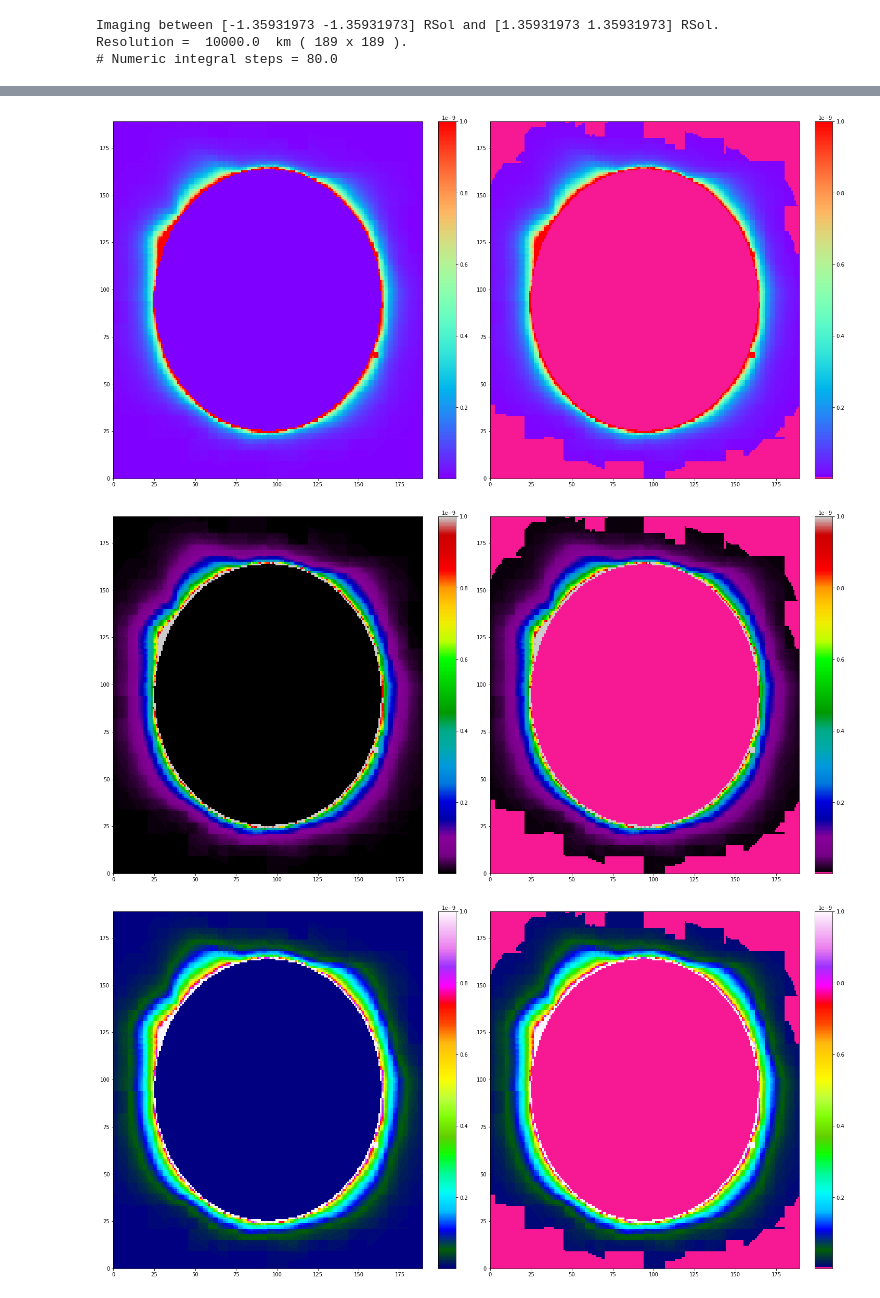
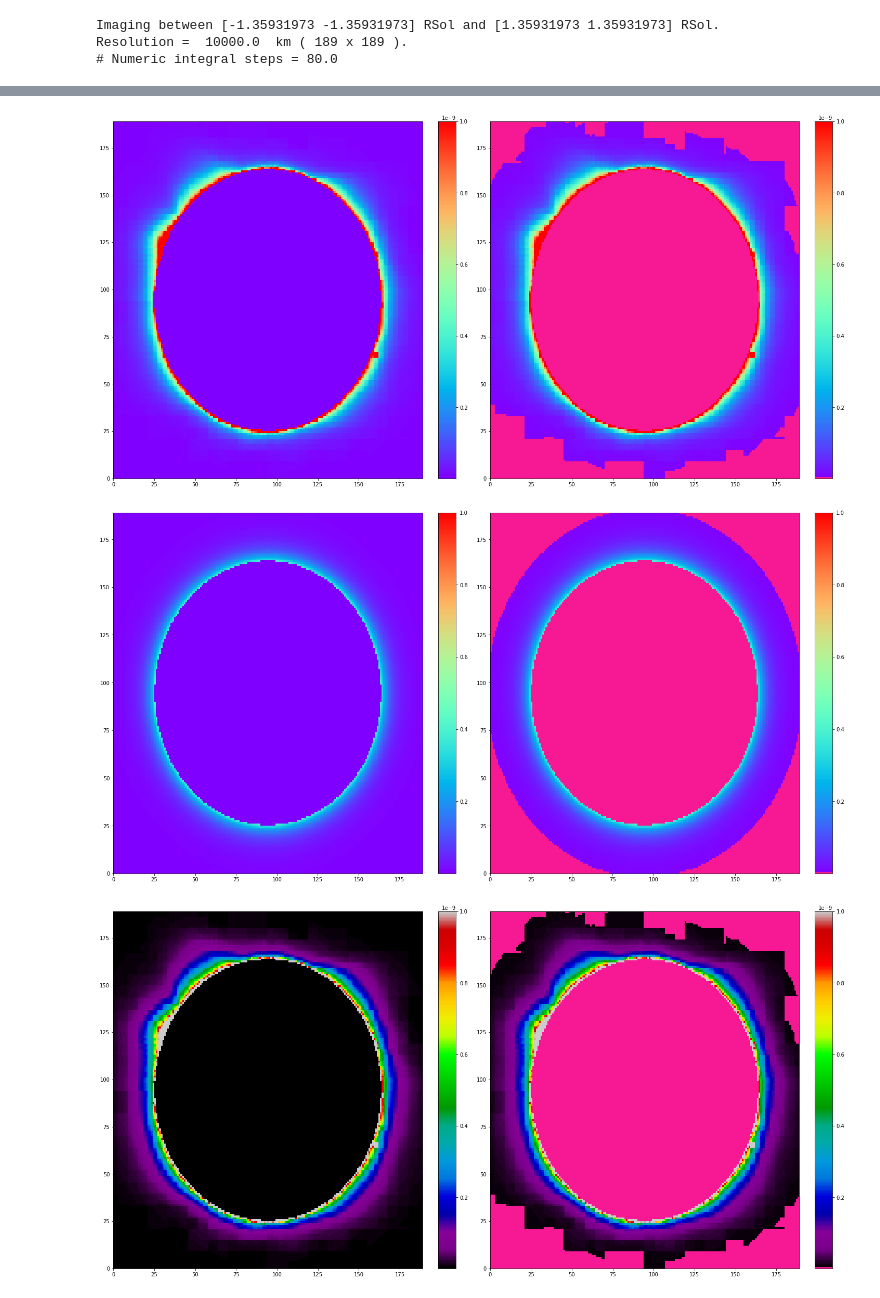
Before and after one commit to aliciavr/thomsonpy, a Jupyter notebook: src/thomsonpy/data_management/octree/solar_imager.ipynb, the cells around one changed output, grey strips where cells are left out. Cells and saved outputs as stored; diff of their text form; code cells hidden in the pictures.

```diff
--- a/src/thomsonpy/data_management/octree/solar_imager.ipynb
+++ b/src/thomsonpy/data_management/octree/solar_imager.ipynb
@@ -147,4 +272,6 @@ plt.colorbar()
 # %%
+model = crammer
+test = model[0:(sip.IMAGE_NUM_POINTS // 2), (sip.IMAGE_NUM_POINTS // 2):sip.IMAGE_NUM_POINTS]
 for i in test:
     print(i)
 # %% [output]
@@ -182,27 +341,40 @@ plt.show()
 # %%
 from matplotlib.colors import ListedColormap, LinearSegmentedColormap
-def plot_examples(cms):
+
+def plot_examples(cms, mini, maxi):
     """
     helper function to plot two colormaps
     """
     data = model
 
     fig, axs = plt.subplots(1, 2, figsize=(20, 10), constrained_layout=True)
     for [ax, cmap] in zip(axs, cms):
-        psm = ax.pcolormesh(data, cmap=cmap, rasterized=True, vmin=1e-12, vmax=1e-9)
+        psm = ax.pcolormesh(data, cmap=cmap, rasterized=True, vmin=mini, vmax=maxi)
         fig.colorbar(psm, ax=ax)
     plt.show()
 colormaps = ['rainbow', 'nipy_spectral', 'gist_ncar', 'viridis', 'twilight']
+
+
+
 for i in colormaps:
+    model = predsci
 
     viridis = plt.get_cmap(i, 256)
     newcolors = viridis(np.linspace(0, 1, 256))
     pink = np.array([248/256, 24/256, 148/256, 1])
     newcolors[:1, :] = pink
     newcmp = ListedColormap(newcolors)
+    plot_examples([viridis, newcmp], 1e-12, 1e-9)
 
-    plot_examples([viridis, newcmp])
+    model = crammer
+
+    viridis = plt.get_cmap(i, 256)
+    newcolors = viridis(np.linspace(0, 1, 256))
+    pink = np.array([248/256, 24/256, 148/256, 1])
+    newcolors[:1, :] = pink
+    newcmp = ListedColormap(newcolors)
+    plot_examples([viridis, newcmp], 1e-5, 1)
 # %% [output]
 [figure]
-[figure, old version]
+[figure, new version]
-[figure, old version]
+[figure, new version]
```
Also changed, not shown: parts of 7 cells of this notebook.
